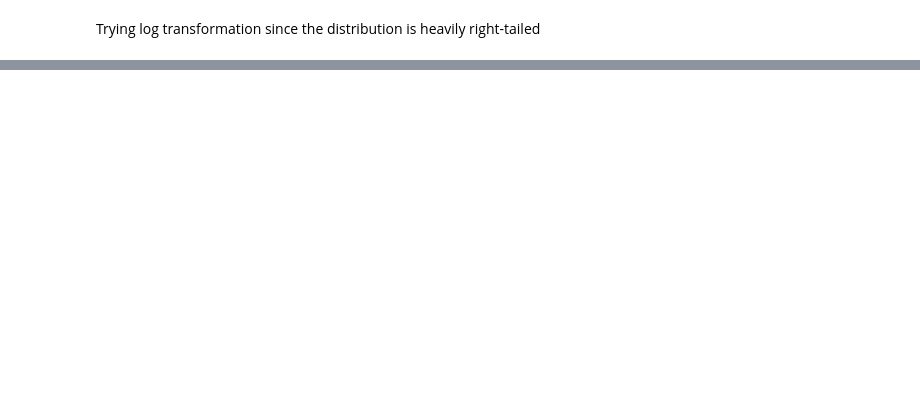
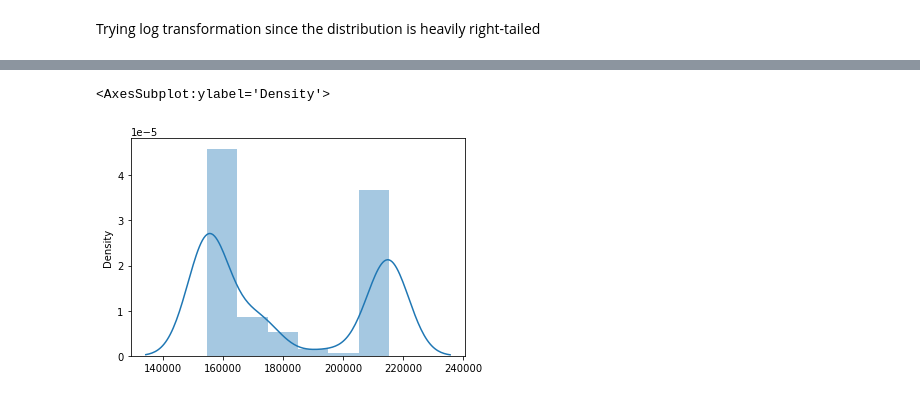
Before and after one commit to tthakur2015/Advanced-Regression, a Jupyter notebook: Advances Regression Assignment.ipynb, the cells around one changed output, grey strips where cells are left out. Saved outputs shown, nothing was run; the diff lists cells and outputs as text; code cells hidden in the pictures; blank space fills up the shorter version.

```diff
--- a/Advances Regression Assignment.ipynb
+++ b/Advances Regression Assignment.ipynb
@@ -472,0 +500,5 @@ RMSE: 0.36056391534834586
+# %%
+sns.distplot(y_train_pred_dt)
+# %% [output]
+<AxesSubplot:ylabel='Density'>
+[figure, added]
```
Also changed, not shown: parts of 48 cells of this notebook.
